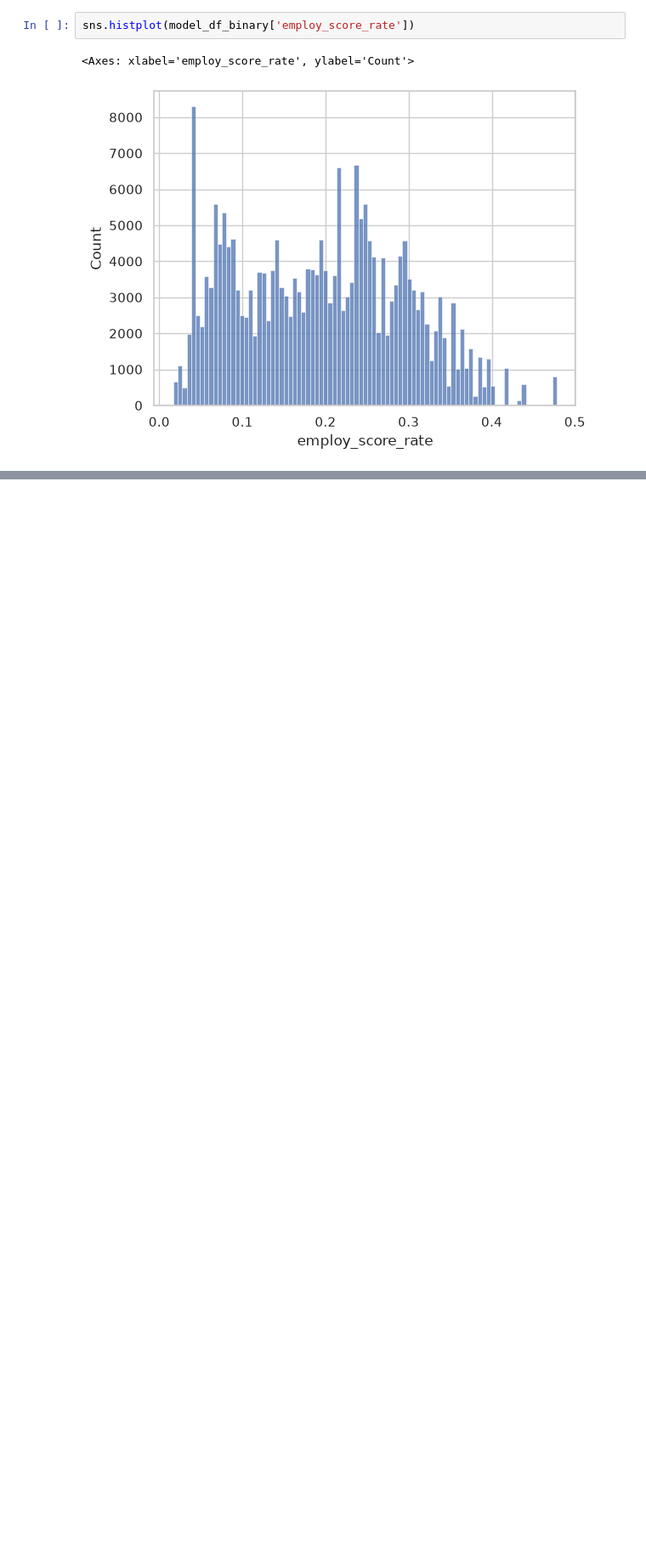
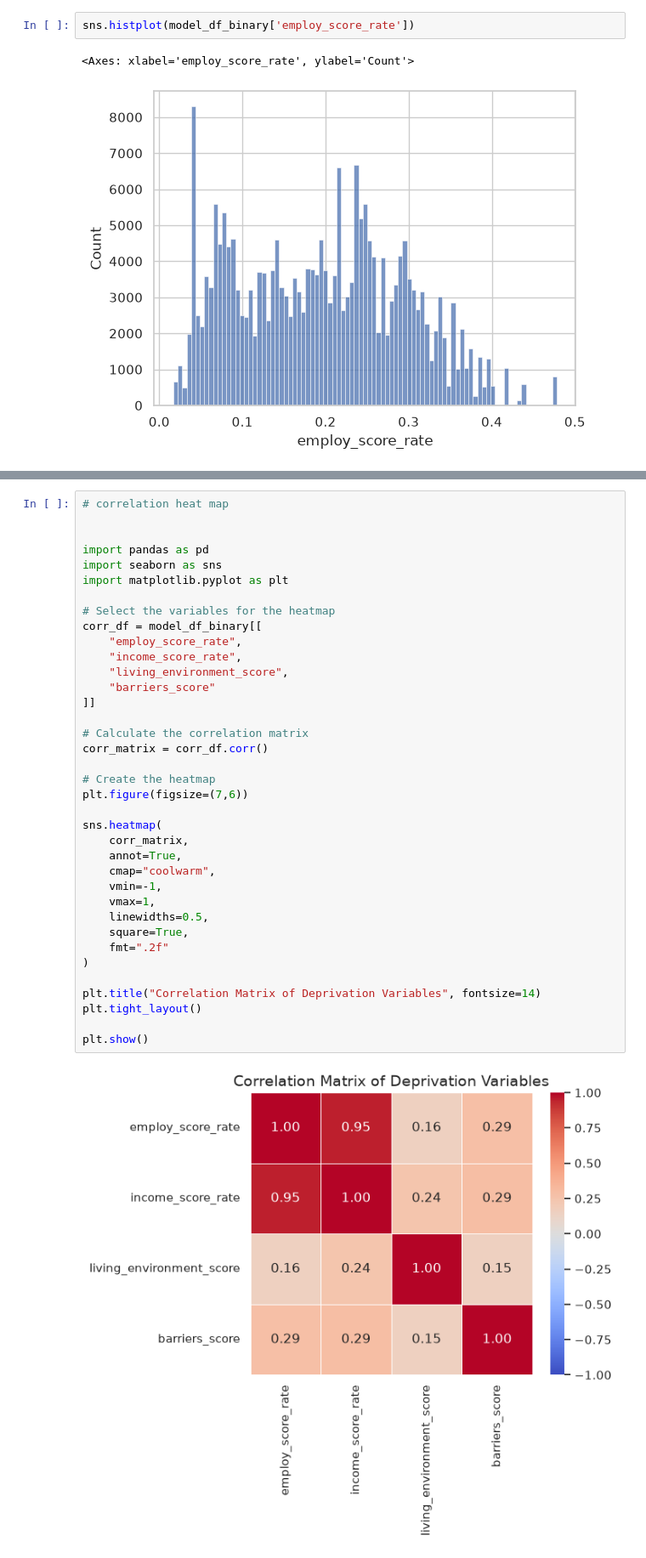
Before and after one commit to AnupmaDS1/Xmus-Jaxon-Flaxon-Waxon, a Jupyter notebook: Notebooks/03_EDAand.ipynb, the cells around one changed output, grey strips where cells are left out. Shown at 85% size. Cells and saved outputs as stored; diff of their text form; blank space fills up the shorter version.

```diff
--- a/Notebooks/03_EDAand.ipynb
+++ b/Notebooks/03_EDAand.ipynb
@@ -93,3 +142,42 @@ sns.histplot(model_df_binary['employ_score_rate'])
+# %%
+# correlation heat map
+
+
+import pandas as pd
+import seaborn as sns
+import matplotlib.pyplot as plt
+
+# Select the variables for the heatmap
+corr_df = model_df_binary[[
+    "employ_score_rate",
+    "income_score_rate",
+    "living_environment_score",
+    "barriers_score"
+]]
+
+# Calculate the correlation matrix
+corr_matrix = corr_df.corr()
+
+# Create the heatmap
+plt.figure(figsize=(7,6))
+
+sns.heatmap(
+    corr_matrix,
+    annot=True,
+    cmap="coolwarm",
+    vmin=-1,
+    vmax=1,
+    linewidths=0.5,
+    square=True,
+    fmt=".2f"
+)
+
+plt.title("Correlation Matrix of Deprivation Variables", fontsize=14)
+plt.tight_layout()
+
+plt.show()
+# %% [output]
+[figure, added]
 # %%
 #KDE
 
```
Also changed, not shown: parts of 11 cells of this notebook, 1 other file.
